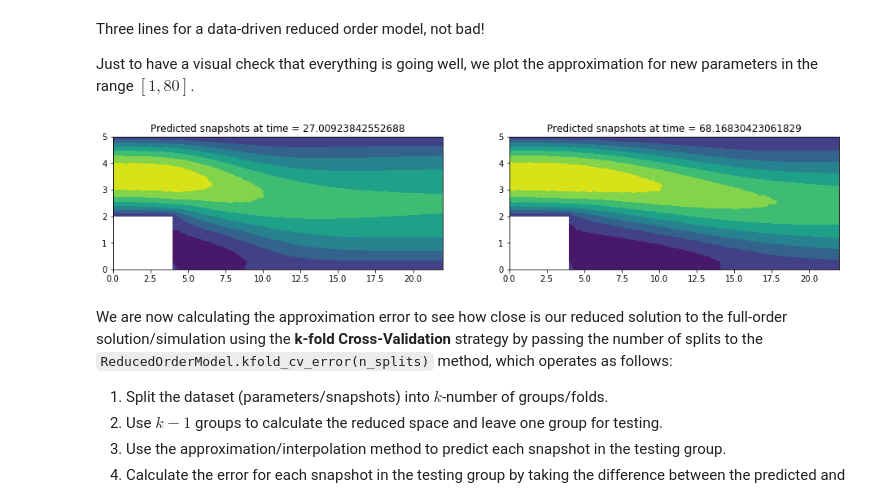
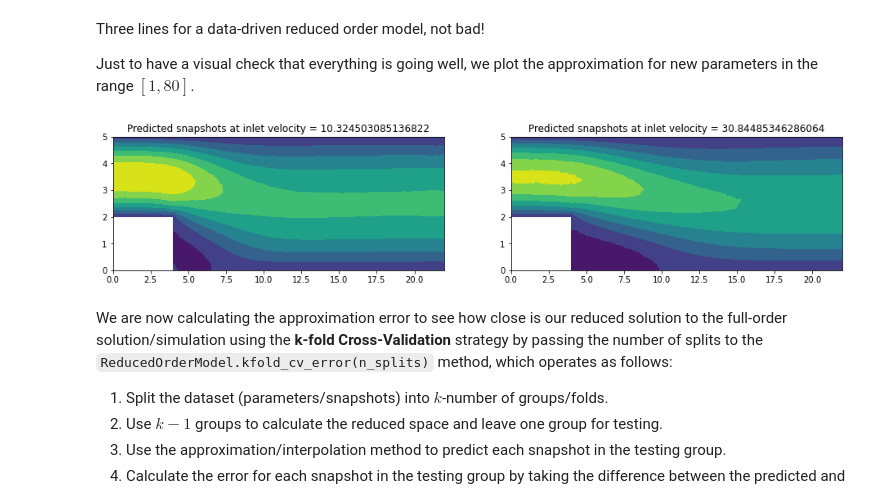
Before and after one commit to mathLab/EZyRB, a Jupyter notebook: tutorials/tutorial-2.ipynb, the cells around one changed output. Cells and saved outputs as stored; diff of their text form; code cells hidden in the pictures.

Commit message:
Fix typo tutorial-2
Modifying figures titles “inlet velocity” instead of “time”.

```diff
--- a/tutorials/tutorial-2.ipynb
+++ b/tutorials/tutorial-2.ipynb
@@ -86,5 +89,5 @@ fig, ax = plt.subplots(nrows=3, ncols=3, figsize=(16, 8), sharey=True, sharex=Tr
 ax = ax.flatten()
 for i in range(9):
     ax[i].tricontourf(data.triang, data.snapshots['vx'][i], levels=16)
-    ax[i].set_title('Original snapshot at time = {}'.format(*data.params[i].round(2)))
+    ax[i].set_title('Original snapshot at inlet velocity = {}'.format(*data.params[i].round(2)))
 # %% [output]
@@ -104,12 +107,12 @@ Just to have a visual check that everything is going well, we plot the approxima
 # %%
 new_params = np.random.uniform(size=(2))*79.+1.
 
 fig, ax = plt.subplots(nrows=1, ncols=2, figsize=(16, 3))
 for i, param in enumerate(new_params):
     ax[i].tricontourf(data.triang, rom.predict([param]))
-    ax[i].set_title('Predicted snapshots at time = {}'.format(param))
+    ax[i].set_title('Predicted snapshots at inlet velocity = {}'.format(param))
 # %% [output]
-[figure, old version]
+[figure, new version]
 # %% [markdown]
 We are now calculating the approximation error to see how close is our reduced solution to the full-order solution/simulation using the **k-fold Cross-Validation** strategy by passing the number of splits to the `ReducedOrderModel.kfold_cv_error(n_splits)` method, which operates as follows:
 
```
Also changed, not shown: parts of 2 cells of this notebook, 1 other file.
